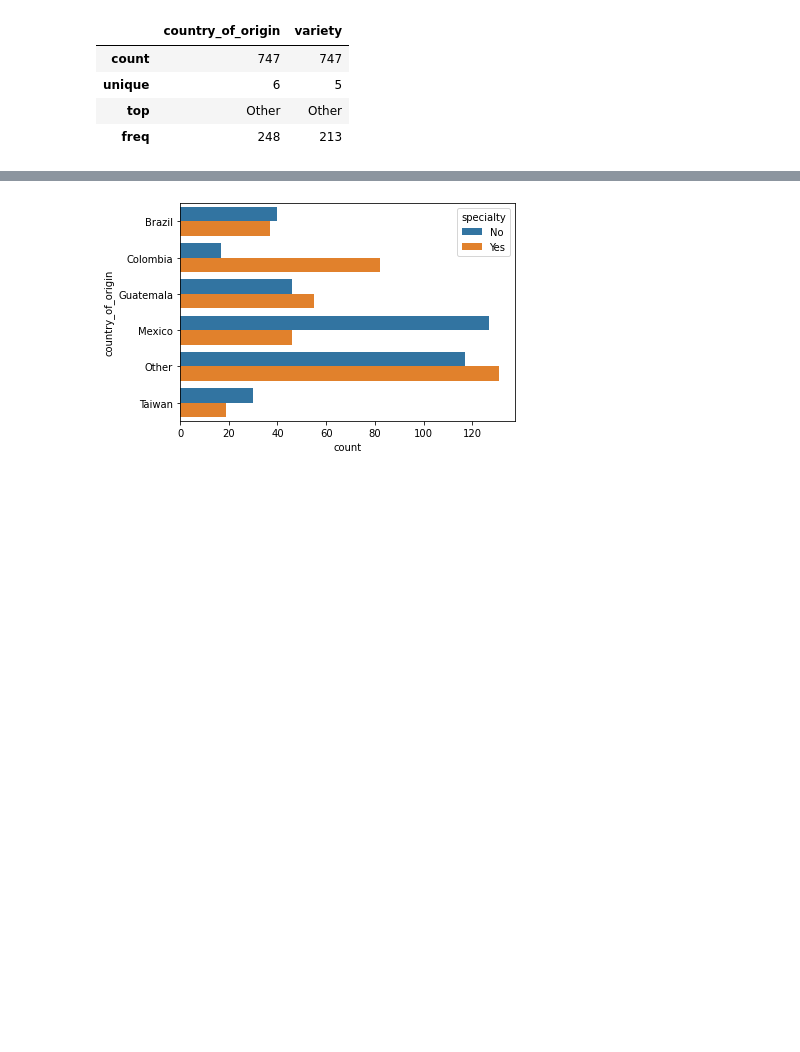
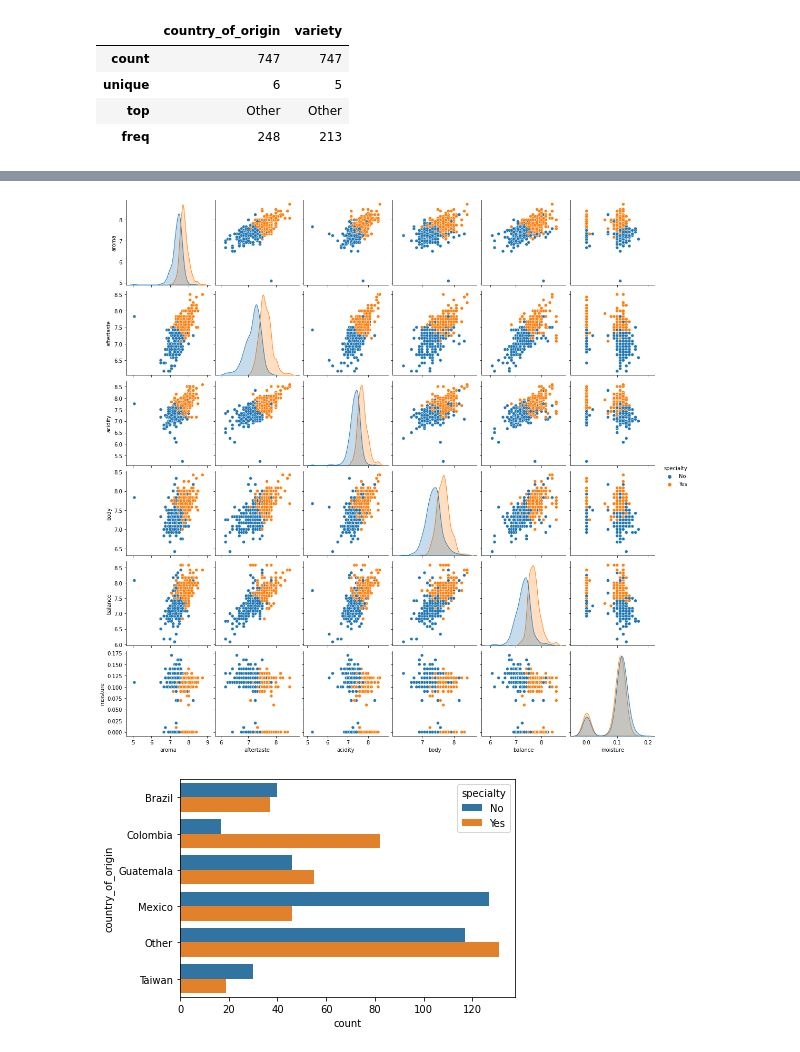
Before and after one commit to andreaj-it/coffe_API, a Jupyter notebook: src/Coffee_Model_4GKS.ipynb, the cells around one changed output, grey strips where cells are left out. Saved outputs shown, nothing was run; the diff lists cells and outputs as text; code cells hidden in the pictures; blank space fills up the shorter version.

```diff
--- a/src/Coffee_Model_4GKS.ipynb
+++ b/src/Coffee_Model_4GKS.ipynb
@@ -337,3 +445,10 @@ memory usage: 42.7 KB
+# %%
+# Plot pairplot
+#uso la var target la var dependiente
+sns.pairplot(data=df_train,hue='specialty')
+plt.show()
+# %% [output]
+[figure, added]
 # %%
 # Plot category effect
 # %% [output]
```
Also changed, not shown: parts of 49 cells of this notebook, 4 other files.
